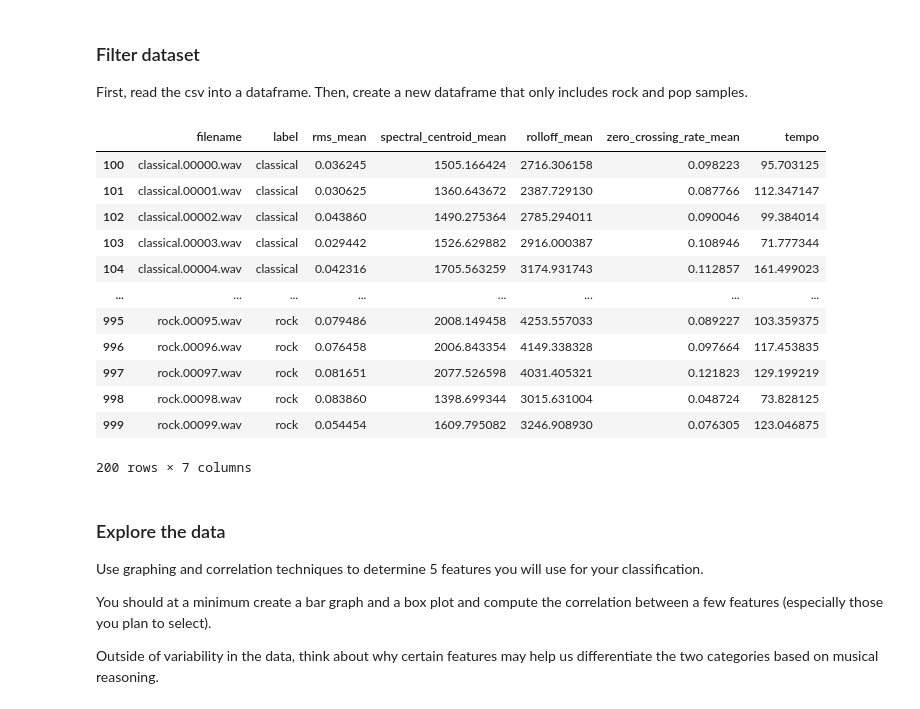
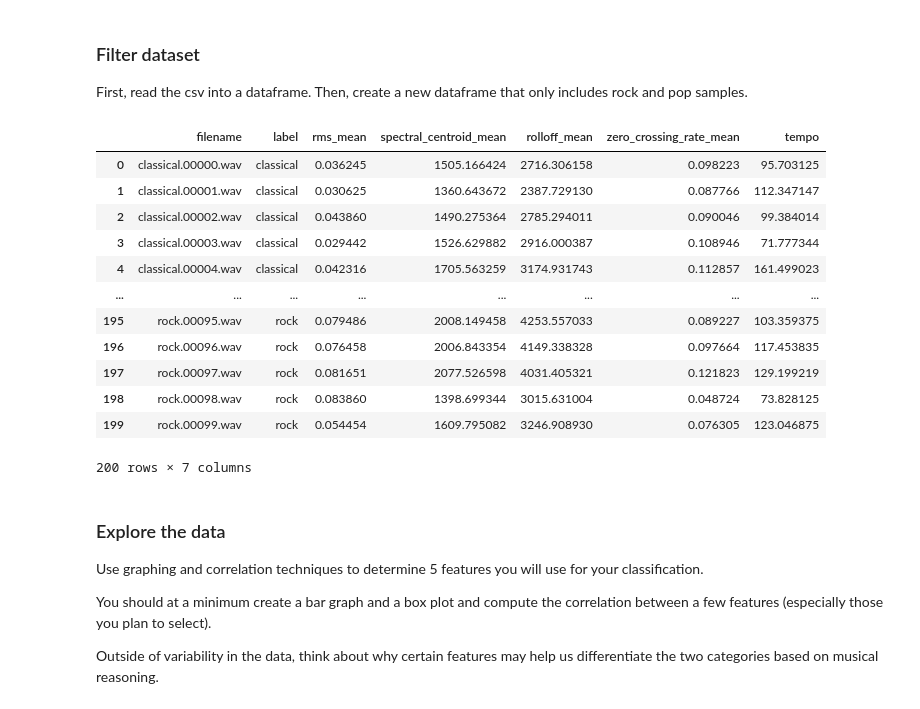
Before and after one commit to thedarknessuser/AudioTechII, a Jupyter notebook: Activities/Activity7_PandasRegression.ipynb, the cells around one changed output. Cells and saved outputs as stored; diff of their text form; code cells hidden in the pictures.

```diff
--- a/Activities/Activity7_PandasRegression.ipynb
+++ b/Activities/Activity7_PandasRegression.ipynb
@@ -11,31 +11,32 @@ First, read the csv into a dataframe. Then, create a new dataframe that only inc
 # %%
 import numpy as np
 from scipy.io.wavfile import read
 from scipy import signal
 from librosa import feature, load, frames_to_time
 import matplotlib.pyplot as plt
 from sklearn import preprocessing
 import pandas as pd
 
 df = pd.read_csv('../Datasets/features_30_sec.csv')
 columns_to_keep = ['filename', 'label', 'rms_mean', 'spectral_centroid_mean', 'rolloff_mean', 'zero_crossing_rate_mean', 'tempo']
 df = df[columns_to_keep]
 genres = ['classical', 'rock']
 df = df[df['label'].isin(genres)]
+df.reset_index(drop=True, inplace=True)
 df
 # %% [output]
 |  | filename | label | rms_mean | spectral_centroid_mean | rolloff_mean | zero_crossing_rate_mean | tempo |
-| 100 | classical.00000.wav | classical | 0.036245 | 1505.166424 | 2716.306158 | 0.098223 | 95.703125 |
-| 101 | classical.00001.wav | classical | 0.030625 | 1360.643672 | 2387.729130 | 0.087766 | 112.347147 |
-| 102 | classical.00002.wav | classical | 0.043860 | 1490.275364 | 2785.294011 | 0.090046 | 99.384014 |
-| 103 | classical.00003.wav | classical | 0.029442 | 1526.629882 | 2916.000387 | 0.108946 | 71.777344 |
-| 104 | classical.00004.wav | classical | 0.042316 | 1705.563259 | 3174.931743 | 0.112857 | 161.499023 |
+| 0 | classical.00000.wav | classical | 0.036245 | 1505.166424 | 2716.306158 | 0.098223 | 95.703125 |
+| 1 | classical.00001.wav | classical | 0.030625 | 1360.643672 | 2387.729130 | 0.087766 | 112.347147 |
+| 2 | classical.00002.wav | classical | 0.043860 | 1490.275364 | 2785.294011 | 0.090046 | 99.384014 |
+| 3 | classical.00003.wav | classical | 0.029442 | 1526.629882 | 2916.000387 | 0.108946 | 71.777344 |
+| 4 | classical.00004.wav | classical | 0.042316 | 1705.563259 | 3174.931743 | 0.112857 | 161.499023 |
 | ... | ... | ... | ... | ... | ... | ... | ... |
-| 995 | rock.00095.wav | rock | 0.079486 | 2008.149458 | 4253.557033 | 0.089227 | 103.359375 |
-| 996 | rock.00096.wav | rock | 0.076458 | 2006.843354 | 4149.338328 | 0.097664 | 117.453835 |
-| 997 | rock.00097.wav | rock | 0.081651 | 2077.526598 | 4031.405321 | 0.121823 | 129.199219 |
-| 998 | rock.00098.wav | rock | 0.083860 | 1398.699344 | 3015.631004 | 0.048724 | 73.828125 |
-| 999 | rock.00099.wav | rock | 0.054454 | 1609.795082 | 3246.908930 | 0.076305 | 123.046875 |
+| 195 | rock.00095.wav | rock | 0.079486 | 2008.149458 | 4253.557033 | 0.089227 | 103.359375 |
+| 196 | rock.00096.wav | rock | 0.076458 | 2006.843354 | 4149.338328 | 0.097664 | 117.453835 |
+| 197 | rock.00097.wav | rock | 0.081651 | 2077.526598 | 4031.405321 | 0.121823 | 129.199219 |
+| 198 | rock.00098.wav | rock | 0.083860 | 1398.699344 | 3015.631004 | 0.048724 | 73.828125 |
+| 199 | rock.00099.wav | rock | 0.054454 | 1609.795082 | 3246.908930 | 0.076305 | 123.046875 |
 200 rows × 7 columns
 # %% [markdown]
 ### Explore the data
```
Also changed, not shown: parts of 16 cells of this notebook, 1 other file.
